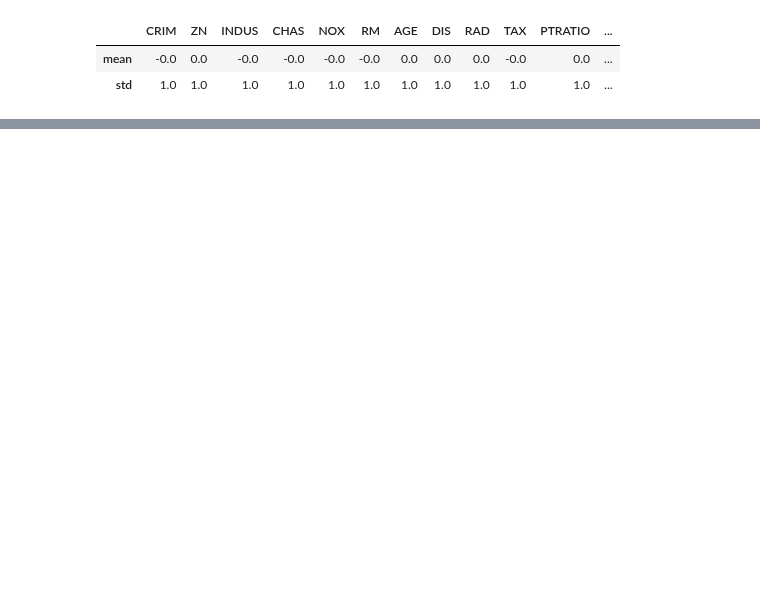
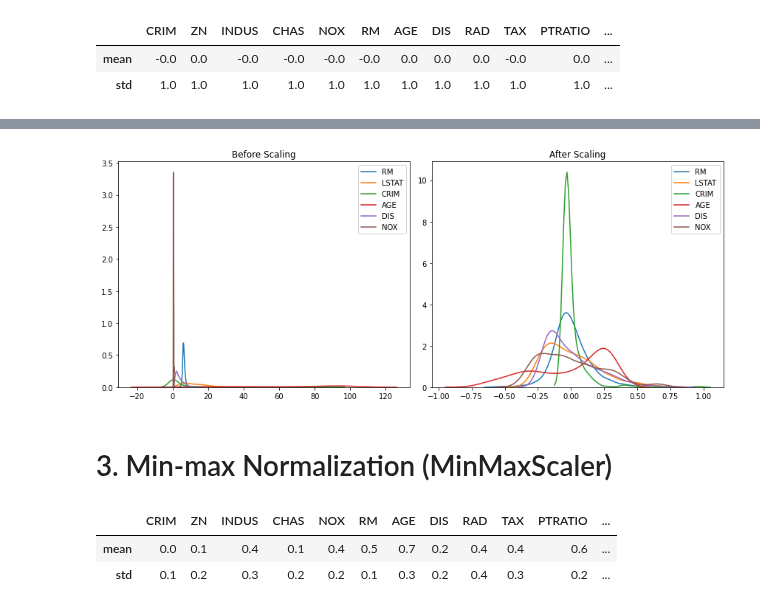
Before and after one commit to mkang32/feature-engineering, a Jupyter notebook: notebooks/6.feature_scaling/feature_scaling.ipynb, the cells around one changed output, grey strips where cells are left out. Saved outputs shown, nothing was run; the diff lists cells and outputs as text; code cells hidden in the pictures; blank space fills up the shorter version.

```diff
--- a/notebooks/6.feature_scaling/feature_scaling.ipynb
+++ b/notebooks/6.feature_scaling/feature_scaling.ipynb
@@ -180,0 +159,23 @@ plt.show()
+# %%
+# Set up the StandardScaler so that it removes the mean
+# but does not divide by the standard deviation
+scaler_mean = StandardScaler(with_mean=True, with_std=False)
+
+# Set up the RobustScaler so that it does NOT remove the median
+# but normalize by max()-min(). Important to set up the quantile range
+# to 0 to 100, which represents the min and max values
+scaler_minmax = RobustScaler(with_centering=False,
+                            with_scaling=True,
+                            quantile_range=(0, 100))
+
+# fit the scaler to the train set
+scaler_mean.fit(X_train)
+scaler_minmax.fit(X_train)
+
+# transform train and test sets
+X_train_scaled = scaler_minmax.transform(scaler_mean.transform(X_train))
+X_test_scaled = scaler_minmax.transform(scaler_mean.transform(X_test))
+
+# put them in dataframe
+X_train_scaled = pd.DataFrame(X_train_scaled, columns=X_train.columns)
+X_test_scaled = pd.DataFrame(X_test_scaled, columns=X_test.columns)
@@ -180,0 +189,7 @@ plt.show()
+# %%
+# all from -1 to 0
+plot(X_train, X_train_scaled)
+# %% [output]
+[figure, added]
+# %% [markdown]
+# 3. Min-max Normalization (MinMaxScaler)
@@ -180,0 +210,7 @@ plt.show()
+# %%
+# transformed data: both mean and std are different
+X_train_scaled.describe().loc[['mean', 'std'], :].round(1)
+# %% [output]
+|  | CRIM | ZN | INDUS | CHAS | NOX | RM | AGE | DIS | RAD | TAX | PTRATIO | ... |
+| mean | 0.0 | 0.1 | 0.4 | 0.1 | 0.4 | 0.5 | 0.7 | 0.2 | 0.4 | 0.4 | 0.6 | ... |
+| std | 0.1 | 0.2 | 0.3 | 0.2 | 0.2 | 0.1 | 0.3 | 0.2 | 0.4 | 0.3 | 0.2 | ... |
```
Also changed, not shown: parts of 18 cells of this notebook.
